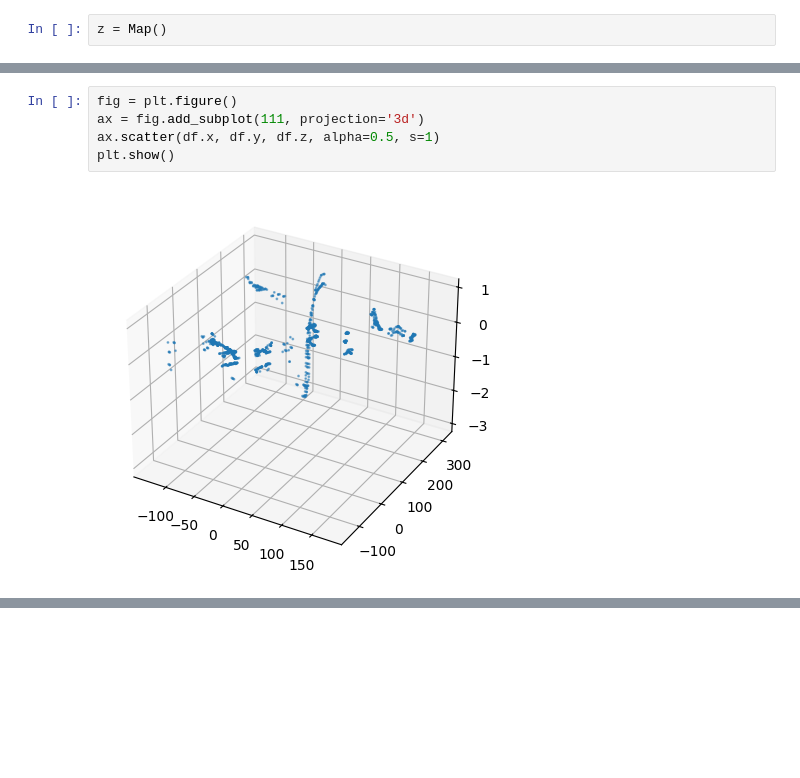
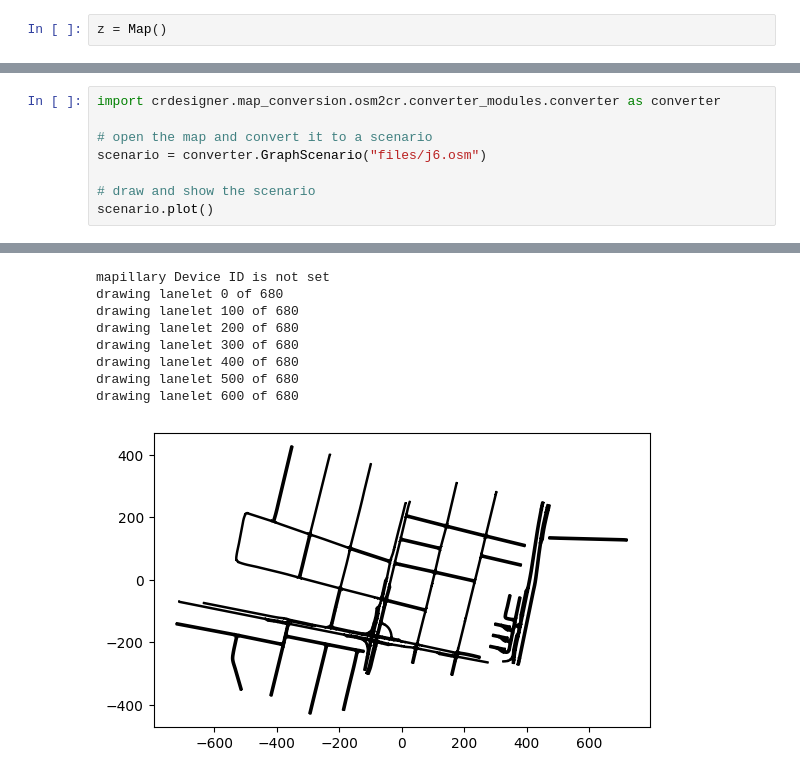
Before and after one commit to ntran4869/auto-drive, a Jupyter notebook: readfile.ipynb, the cells around one changed output, grey strips where cells are left out. Saved outputs shown, nothing was run; the diff lists cells and outputs as text; blank space fills up the shorter version.

```diff
--- a/readfile.ipynb
+++ b/readfile.ipynb
@@ -89,7 +62,9 @@ NameError: name 'df' is not defined
-# %%
-fig = plt.figure()
-ax = fig.add_subplot(111, projection='3d')
-ax.scatter(df.x, df.y, df.z, alpha=0.5, s=1)
-plt.show()
-# %% [output]
-[figure, removed]
+# %%
+import crdesigner.map_conversion.osm2cr.converter_modules.converter as converter
+
+# open the map and convert it to a scenario
+scenario = converter.GraphScenario("files/j6.osm")
+
+# draw and show the scenario
+scenario.plot()
+# %% [output]
@@ -95,0 +87,9 @@ plt.show()
+mapillary Device ID is not set
+drawing lanelet 0 of 680
+drawing lanelet 100 of 680
+drawing lanelet 200 of 680
+drawing lanelet 300 of 680
+drawing lanelet 400 of 680
+drawing lanelet 500 of 680
+drawing lanelet 600 of 680
+[figure, added]
```
Also changed, not shown: parts of 10 cells of this notebook, 1 other file.
